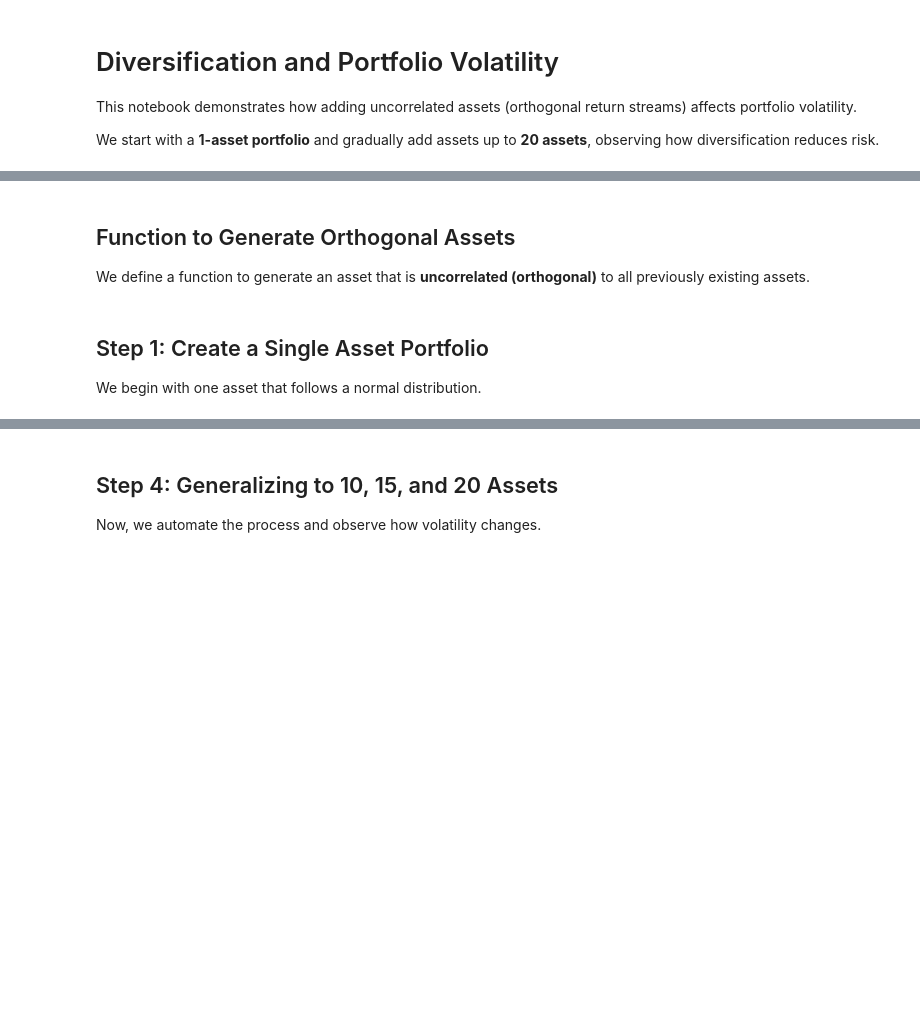
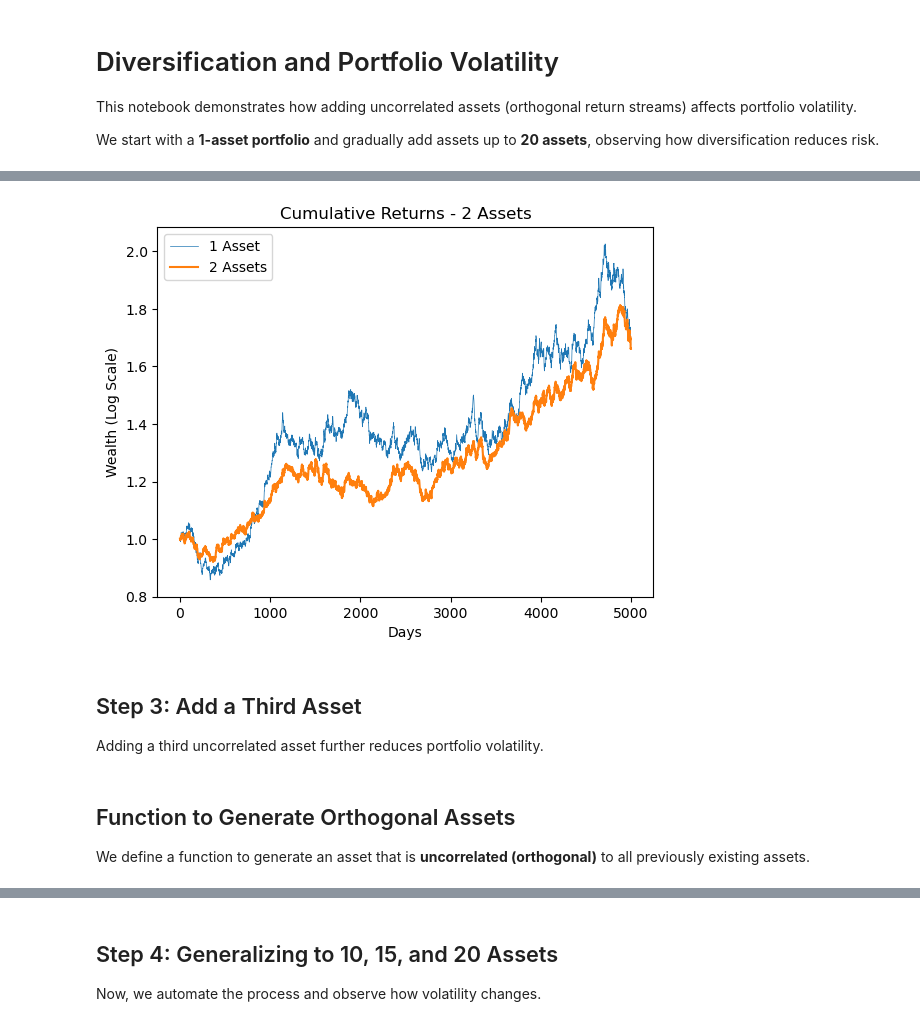
Before and after one commit to QuantLandi/computational-investing-exercises, a Jupyter notebook: day4_orthogonality.ipynb, the cells around one changed output, grey strips where cells are left out. Saved outputs shown, nothing was run; the diff lists cells and outputs as text; code cells hidden in the pictures; blank space fills up the shorter version.

```diff
--- a/day4_orthogonality.ipynb
+++ b/day4_orthogonality.ipynb
@@ -11,3 +109,34 @@ import pandas as pd
+# %%
+# Step 1: Generate a random independent return stream
+second_asset_raw = np.random.normal(loc=mean_daily_return, scale=daily_volatility, size=num_days)
+
+# Step 2: Orthogonalize the second asset relative to the first asset
+dot_product = np.dot(primary_returns, second_asset_raw) / np.dot(primary_returns, primary_returns)
+second_asset_orthogonal = second_asset_raw - dot_product * primary_returns
+
+# Step 3: Rescale the second asset to match the target mean and standard deviation
+second_asset_orthogonal = second_asset_orthogonal - np.mean(second_asset_orthogonal) + mean_daily_return
+second_asset = second_asset_orthogonal * (daily_volatility / np.std(second_asset_orthogonal))
+
+# Now `second_asset_orthogonal` is the second asset, orthogonal to `primary_returns`
+weights_2 = [0.5, 0.5]
+two_asset_portfolio = weights_2[0] * primary_returns + weights_2[1] * second_asset
+two_asset_cum_returns = (1 + two_asset_portfolio).cumprod()
+
+plt.plot(primary_cum_returns, label="1 Asset", linewidth=0.5)
+plt.plot(two_asset_cum_returns, label="2 Assets", linewidth=1.5)
+# plt.yscale("log")
+plt.title("Cumulative Returns - 2 Assets")
+plt.xlabel("Days")
+plt.ylabel("Wealth (Log Scale)")
+plt.legend()
+plt.show()
+# %% [output]
+[figure, added]
+# %% [markdown]
+## Step 3: Add a Third Asset
+
+Adding a third uncorrelated asset further reduces portfolio volatility.
 # %% [markdown]
 ## Function to Generate Orthogonal Assets
 
@@ -26,8 +155,4 @@ def generate_orthogonal_asset(existing_assets, mean, std_dev, size):
     new_asset = new_asset - np.mean(new_asset) + mean
     new_asset = new_asset * (std_dev / np.std(new_asset))
     return new_asset
-# %% [markdown]
-## Step 1: Create a Single Asset Portfolio
-
-We begin with one asset that follows a normal distribution.
 # %%
```
Also changed, not shown: parts of 10 cells of this notebook.
